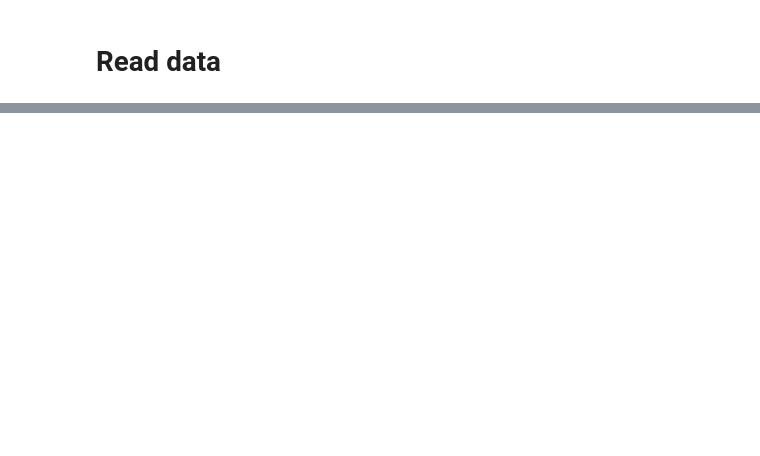
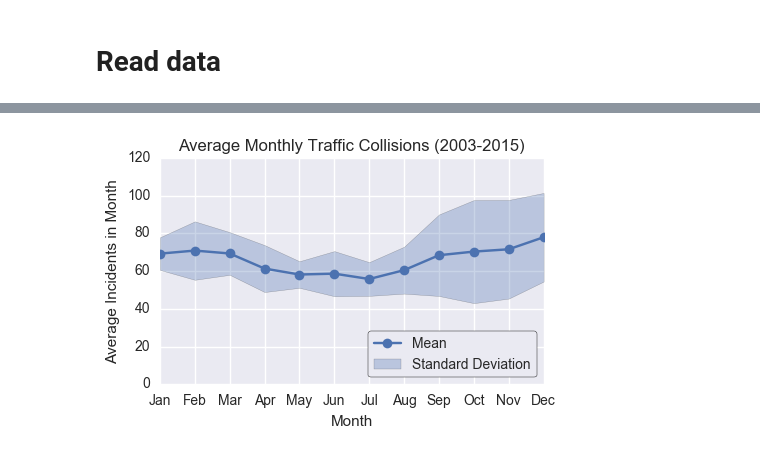
Before and after one commit to jayqi/sf-walk-safety, a Jupyter notebook: ipynbs/Traffic Histograms and KDEs.ipynb, the cells around one changed output, grey strips where cells are left out. Cells and saved outputs as stored; diff of their text form; code cells hidden in the pictures; blank space fills up the shorter version.

```diff
--- a/ipynbs/Traffic Histograms and KDEs.ipynb
+++ b/ipynbs/Traffic Histograms and KDEs.ipynb
@@ -102,0 +198,26 @@ AttributeError: 'bool' object has no attribute 'month'
+# %%
+groupbymonth = groupbyyearmonth[['month','count']].groupby(by='month')
+groupbymonth = groupbymonth['count'].agg({'sum' : sum, 'mean' : np.mean, 'std' : np.std})
+
+plot_mean = plt.plot(groupbymonth.index,groupbymonth['mean'],'o-')
+plot_std = plt.fill_between(groupbymonth.index,
+                 groupbymonth['mean']-groupbymonth['std'],
+                 groupbymonth['mean']+groupbymonth['std'],
+                 alpha=.3)
+plt.xlabel('Month')
+plt.ylabel('Average Incidents in Month')
+plt.title('Average Monthly %s (2003-2015)' % uppercase)
+leg = plt.legend(['Mean','Standard Deviation'],loc='lower right')
+frame = leg.get_frame()
+frame.set_edgecolor('black')
+plt.axis([1, 12, 0, 120])
+
+months = ['Jan','Feb','Mar','Apr','May','Jun','Jul','Aug','Sep','Oct','Nov','Dec']
+plt.xticks(range(1,13,1), months)
+plt.tight_layout()
+plt.savefig('plots/%s-monthlyaverage.png' % lowercase)
+plt.savefig('plots/%s-monthlyaverage-transp.png' % lowercase, transparent=True)
+
+pass
+# %% [output]
+[figure, added]
```
Also changed, not shown: parts of 21 cells of this notebook.
